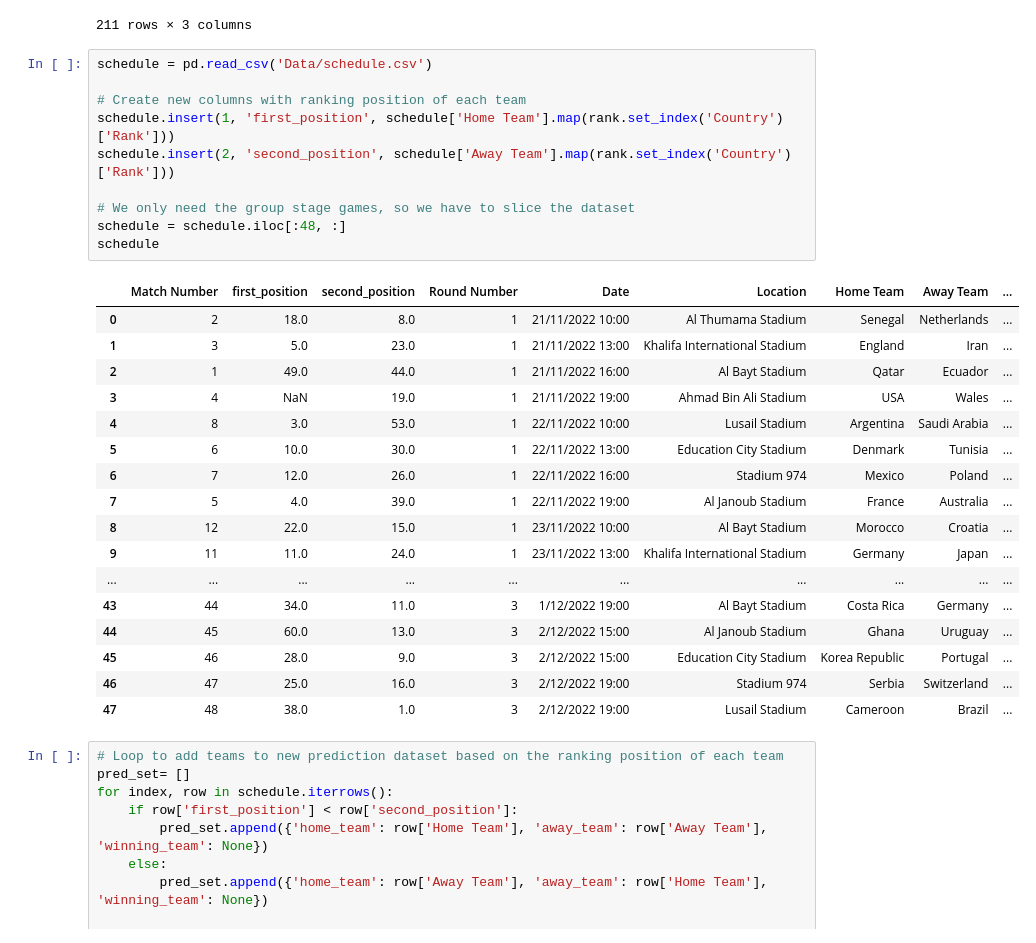
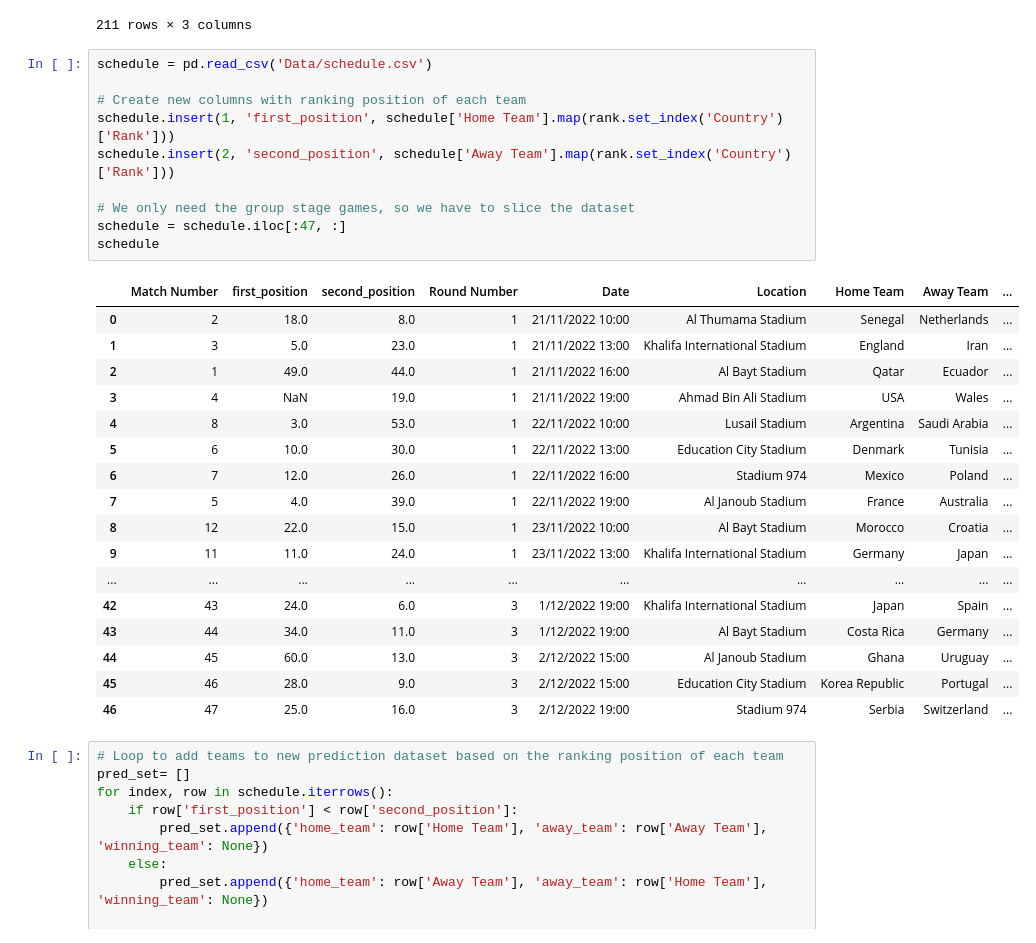
Before and after one commit to madelynbaker/2022-World-Cup-Prediction, a Jupyter notebook: world_cup_2022.ipynb, the cells around one changed output. Cells and saved outputs as stored; diff of their text form.

```diff
--- a/world_cup_2022.ipynb
+++ b/world_cup_2022.ipynb
@@ -195,31 +280,31 @@ rank
 # %%
 schedule = pd.read_csv('Data/schedule.csv')
 
 # Create new columns with ranking position of each team
 schedule.insert(1, 'first_position', schedule['Home Team'].map(rank.set_index('Country')['Rank']))
 schedule.insert(2, 'second_position', schedule['Away Team'].map(rank.set_index('Country')['Rank']))
 
 # We only need the group stage games, so we have to slice the dataset
-schedule = schedule.iloc[:48, :]
+schedule = schedule.iloc[:47, :]
 schedule
 # %% [output]
 |  | Match Number | first_position | second_position | Round Number | Date | Location | Home Team | Away Team | ... |
 | 0 | 2 | 18.0 | 8.0 | 1 | 21/11/2022 10:00 | Al Thumama Stadium | Senegal | Netherlands | ... |
 | 1 | 3 | 5.0 | 23.0 | 1 | 21/11/2022 13:00 | Khalifa International Stadium | England | Iran | ... |
 | 2 | 1 | 49.0 | 44.0 | 1 | 21/11/2022 16:00 | Al Bayt Stadium | Qatar | Ecuador | ... |
 | 3 | 4 | NaN | 19.0 | 1 | 21/11/2022 19:00 | Ahmad Bin Ali Stadium | USA | Wales | ... |
 | 4 | 8 | 3.0 | 53.0 | 1 | 22/11/2022 10:00 | Lusail Stadium | Argentina | Saudi Arabia | ... |
 | 5 | 6 | 10.0 | 30.0 | 1 | 22/11/2022 13:00 | Education City Stadium | Denmark | Tunisia | ... |
 | 6 | 7 | 12.0 | 26.0 | 1 | 22/11/2022 16:00 | Stadium 974 | Mexico | Poland | ... |
 | 7 | 5 | 4.0 | 39.0 | 1 | 22/11/2022 19:00 | Al Janoub Stadium | France | Australia | ... |
 | 8 | 12 | 22.0 | 15.0 | 1 | 23/11/2022 10:00 | Al Bayt Stadium | Morocco | Croatia | ... |
 | 9 | 11 | 11.0 | 24.0 | 1 | 23/11/2022 13:00 | Khalifa International Stadium | Germany | Japan | ... |
 | ... | ... | ... | ... | ... | ... | ... | ... | ... | ... |
+| 42 | 43 | 24.0 | 6.0 | 3 | 1/12/2022 19:00 | Khalifa International Stadium | Japan | Spain | ... |
 | 43 | 44 | 34.0 | 11.0 | 3 | 1/12/2022 19:00 | Al Bayt Stadium | Costa Rica | Germany | ... |
 | 44 | 45 | 60.0 | 13.0 | 3 | 2/12/2022 15:00 | Al Janoub Stadium | Ghana | Uruguay | ... |
 | 45 | 46 | 28.0 | 9.0 | 3 | 2/12/2022 15:00 | Education City Stadium | Korea Republic | Portugal | ... |
 | 46 | 47 | 25.0 | 16.0 | 3 | 2/12/2022 19:00 | Stadium 974 | Serbia | Switzerland | ... |
-| 47 | 48 | 38.0 | 1.0 | 3 | 2/12/2022 19:00 | Lusail Stadium | Cameroon | Brazil | ... |
 # %%
 # Loop to add teams to new prediction dataset based on the ranking position of each team
 pred_set= []
```
Also changed, not shown: parts of 26 cells of this notebook.
